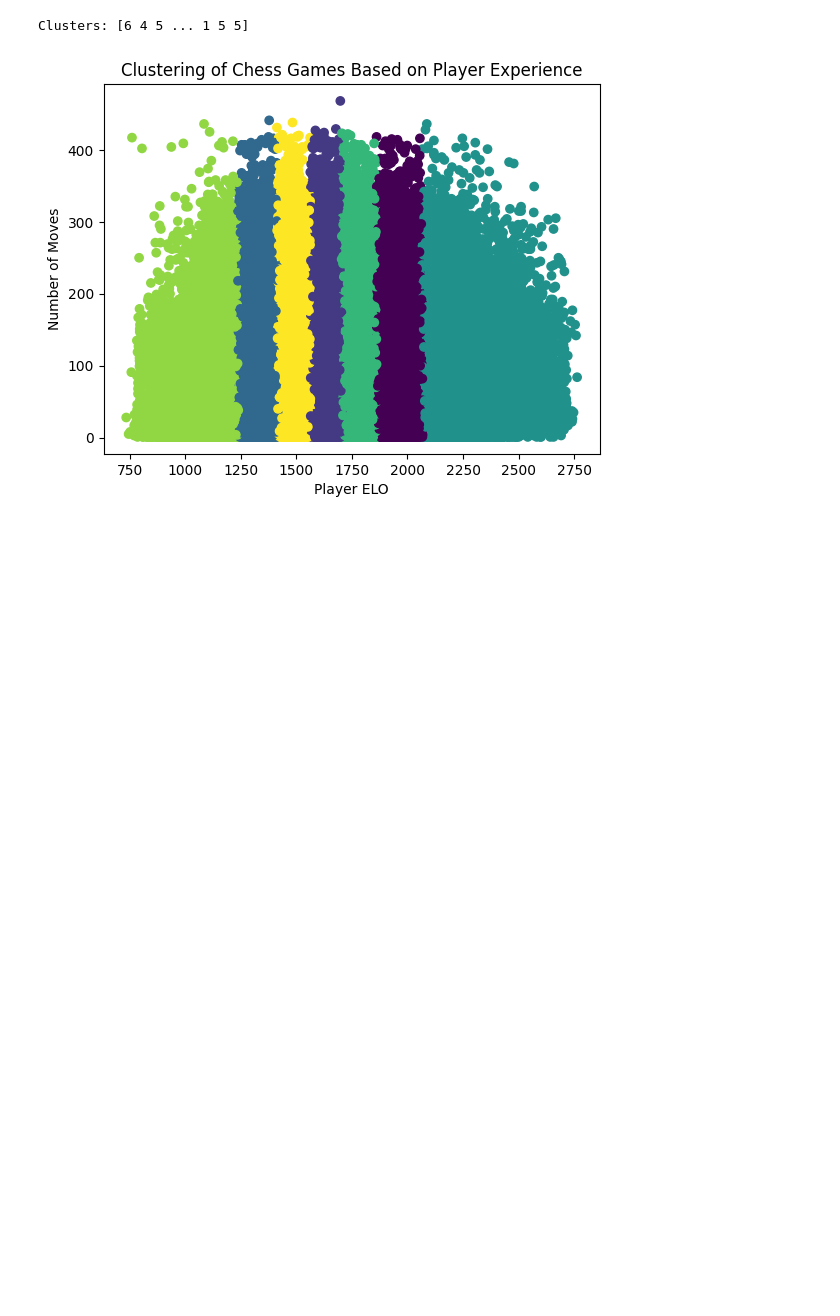
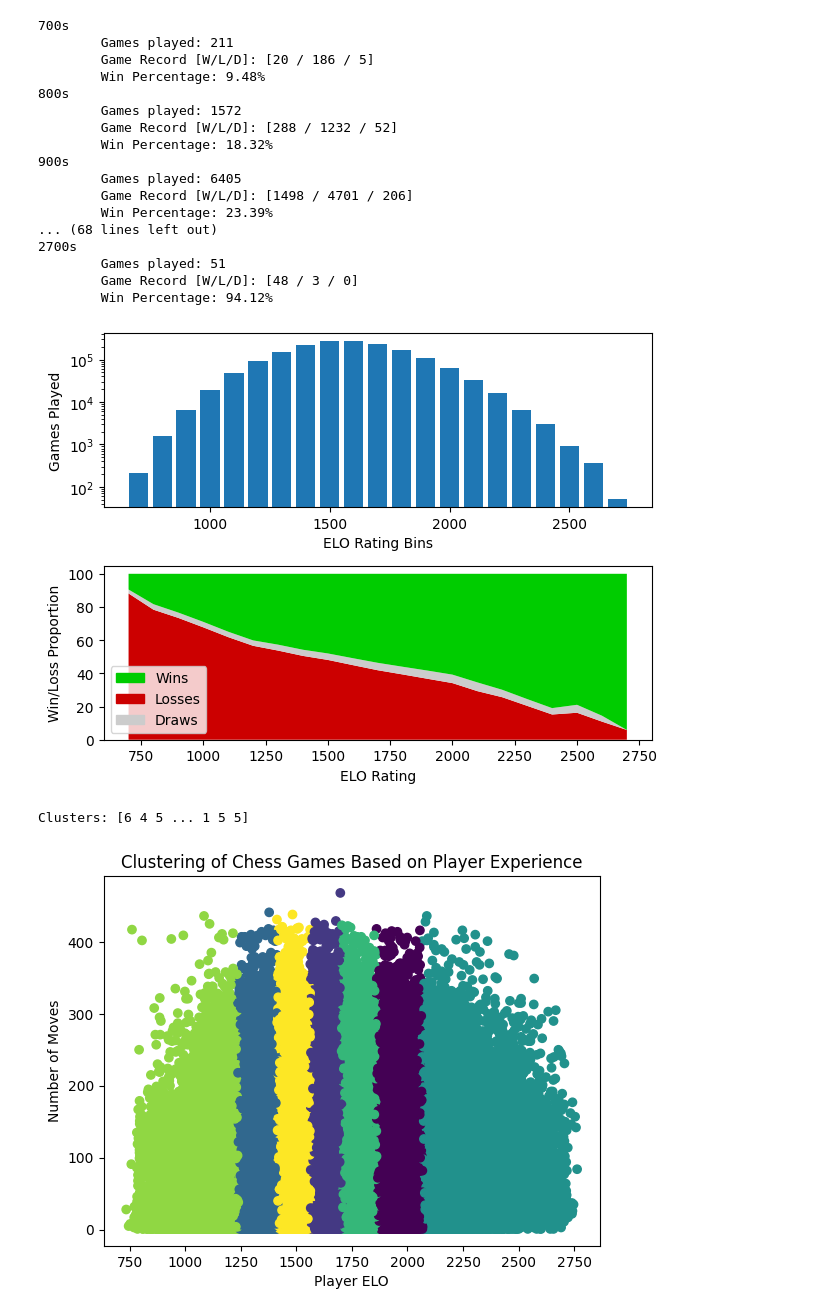
Before and after one commit to MutantLeech/CRE-Project, a Jupyter notebook: Project.ipynb, the cells around one changed output. Saved outputs shown, nothing was run; the diff lists cells and outputs as text; code cells hidden in the pictures; blank space fills up the shorter version.

Commit message:
additional analytics

```diff
--- a/Project.ipynb
+++ b/Project.ipynb
@@ -108,10 +108,85 @@ def load_chess_data(file_path):
             chess_data.append(details)
     return chess_data
 
-USE_THIS_FILE = "" # Specify a different file name here, or leave blank
+USE_THIS_FILE = "lichess_db_standard_rated_2015-08_as_data.txt" # Specify a different file name here, or leave blank
 LOAD_THIS_DATA = "datafiles/" + (USE_THIS_FILE if len(USE_THIS_FILE) > 4 else CLEANED_DATA_FILE) # >4 means has more than an extension
 
 chess_data = np.array(load_chess_data(LOAD_THIS_DATA))
+# %%
+# Additional statistics
+import numpy as np
+import matplotlib.pyplot as plt
+import matplotlib.patches as patch
+from collections import Counter
+
+elo_bounds = np.array([np.min(chess_data[:, 0]), np.max(chess_data[:, 0])])
+elo_bounds = np.trunc(elo_bounds / 100) * 100
+elo_bounds = [int(x) for x in elo_bounds]
+
+data_range = np.arange(elo_bounds[0], elo_bounds[1] + 1, 100)
+
+counters = Counter()
+binned_statistics = {}
+records_in_order = []
+
+for game in chess_data:
+    elo_bin = int(np.trunc(game[0] / 100)) * 100
+    counters[elo_bin] += 1
+
+    if elo_bin not in binned_statistics:
+        binned_statistics[elo_bin] = np.array([0, 0, 0, 0])
+
+    binned_statistics[elo_bin][int(game[2] * 2)] += 1
+    binned_statistics[elo_bin][3] += game[2]
+
+for i in data_range:
+    if i in binned_statistics and i in counters:
+        record = [str(item) for item in binned_statistics[i][[2, 0, 1]]]
+        record = " / ".join(record)
+        record = f"[{record}]"
+        records_in_order.append(100 * binned_statistics[i][0:3] / counters[i])
+
+        print(f"{i:03}s")
+        print(f"\tGames played: {counters[i]}")
+        print(f"\tGame Record [W/L/D]: {record}")
+        print(f"\tWin Percentage: {binned_statistics[i][3] / counters[i]:.2%}")
+
+records_in_order = np.array(records_in_order)
+fig, plots = plt.subplots(ncols=1, nrows=2)
+
+plots[0].bar(data_range, [counters[n] for n in data_range], width=80, log=True)
+plots[0].set_xlabel("ELO Rating Bins")
+plots[0].set_ylabel("Games Played")
+
+# plots[1].plot(data_range, [100 * binned_statistics[i][3] / counters[i] for i in data_range])
+plots[1].stackplot(data_range, records_in_order.T, colors=["#c00", "#ccc", "#0c0"])
+plots[1].set_xlabel("ELO Rating")
+plots[1].set_ylabel("Win/Loss Proportion")
+win_patch = patch.Patch(color="#0c0", label="Wins")
+loss_patch = patch.Patch(color="#c00", label="Losses")
+draw_patch = patch.Patch(color="#ccc", label="Draws")
+plots[1].legend(handles=[win_patch, loss_patch, draw_patch])
+
+fig.tight_layout()
+# %% [output]
+700s
+        Games played: 211
+        Game Record [W/L/D]: [20 / 186 / 5]
+        Win Percentage: 9.48%
+800s
+        Games played: 1572
+        Game Record [W/L/D]: [288 / 1232 / 52]
+        Win Percentage: 18.32%
+900s
+        Games played: 6405
+        Game Record [W/L/D]: [1498 / 4701 / 206]
+        Win Percentage: 23.39%
+... (68 lines left out)
+2700s
+        Games played: 51
+        Game Record [W/L/D]: [48 / 3 / 0]
+        Win Percentage: 94.12%
+[figure, added]
 # %%
 import numpy as np
 from sklearn.cluster import KMeans
```
